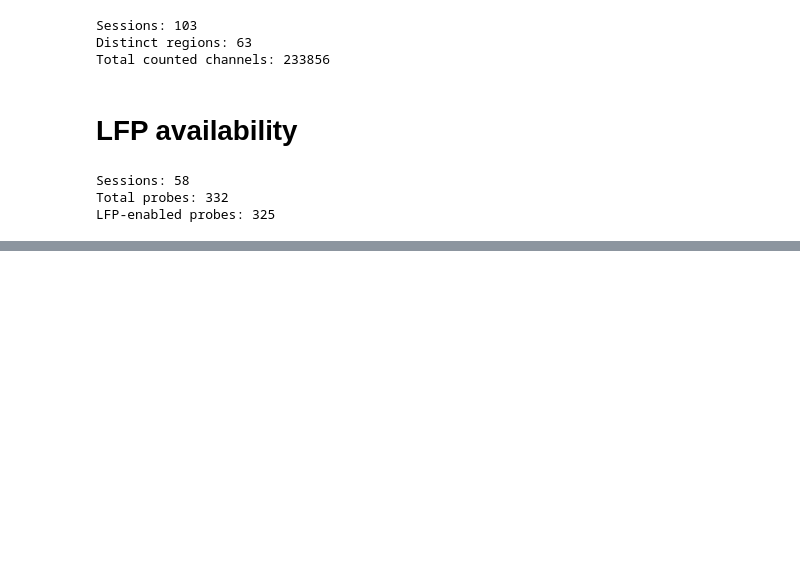
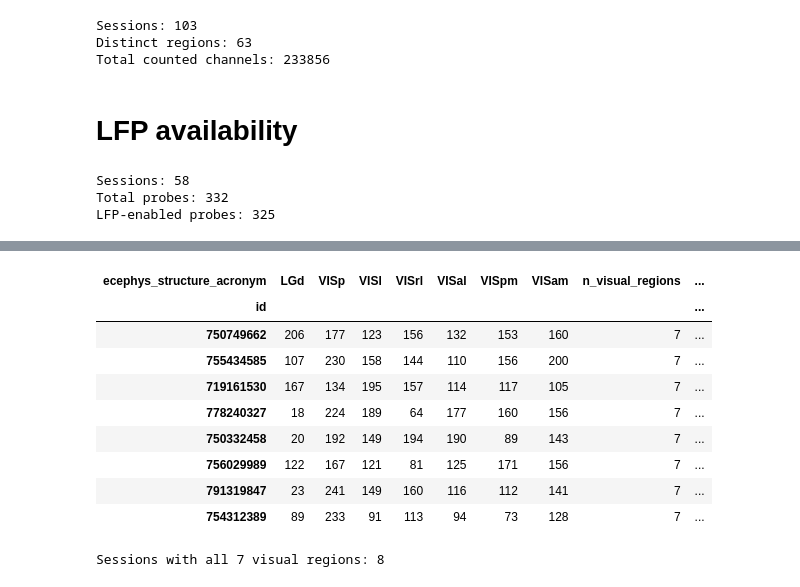
Before and after one commit to KeanuVentura/spikes2slope, a Jupyter notebook: sessionscheck.ipynb, the cells around one changed output, grey strips where cells are left out. Cells and saved outputs as stored; diff of their text form; code cells hidden in the pictures; blank space fills up the shorter version.

```diff
--- a/sessionscheck.ipynb
+++ b/sessionscheck.ipynb
@@ -199,0 +248,44 @@ LFP-enabled probes: 325
+# %%
+
+visual_regions = [
+    "LGd", "VISp", "VISl", "VISrl",
+    "VISal", "VISpm", "VISam"
+]
+
+visual_coverage = coding_unit_coverage[visual_regions].copy()
+
+# Number of target visual regions containing units
+visual_coverage["n_visual_regions"] = (
+    visual_coverage[visual_regions] > 0
+).sum(axis=1)
+
+# Total units across the seven target regions
+visual_coverage["total_visual_units"] = (
+    visual_coverage[visual_regions].sum(axis=1)
+)
+
+# Keep sessions with all seven regions represented
+top_8 = (
+    visual_coverage[
+        visual_coverage["n_visual_regions"] == 7
+    ]
+    .sort_values("total_visual_units", ascending=False)
+    .head(8)
+)
+
+display(top_8)
+
+print("Sessions with all 7 visual regions:",
+      (visual_coverage["n_visual_regions"] == 7).sum())
+# %% [output]
+| ecephys_structure_acronym | LGd | VISp | VISl | VISrl | VISal | VISpm | VISam | n_visual_regions | ... |
+| id |  |  |  |  |  |  |  |  | ... |
+| 750749662 | 206 | 177 | 123 | 156 | 132 | 153 | 160 | 7 | ... |
+| 755434585 | 107 | 230 | 158 | 144 | 110 | 156 | 200 | 7 | ... |
+| 719161530 | 167 | 134 | 195 | 157 | 114 | 117 | 105 | 7 | ... |
+| 778240327 | 18 | 224 | 189 | 64 | 177 | 160 | 156 | 7 | ... |
+| 750332458 | 20 | 192 | 149 | 194 | 190 | 89 | 143 | 7 | ... |
+| 756029989 | 122 | 167 | 121 | 81 | 125 | 171 | 156 | 7 | ... |
+| 791319847 | 23 | 241 | 149 | 160 | 116 | 112 | 141 | 7 | ... |
+| 754312389 | 89 | 233 | 91 | 113 | 94 | 73 | 128 | 7 | ... |
+Sessions with all 7 visual regions: 8
```
Also changed, not shown: parts of 2 cells of this notebook, 1 other file.
